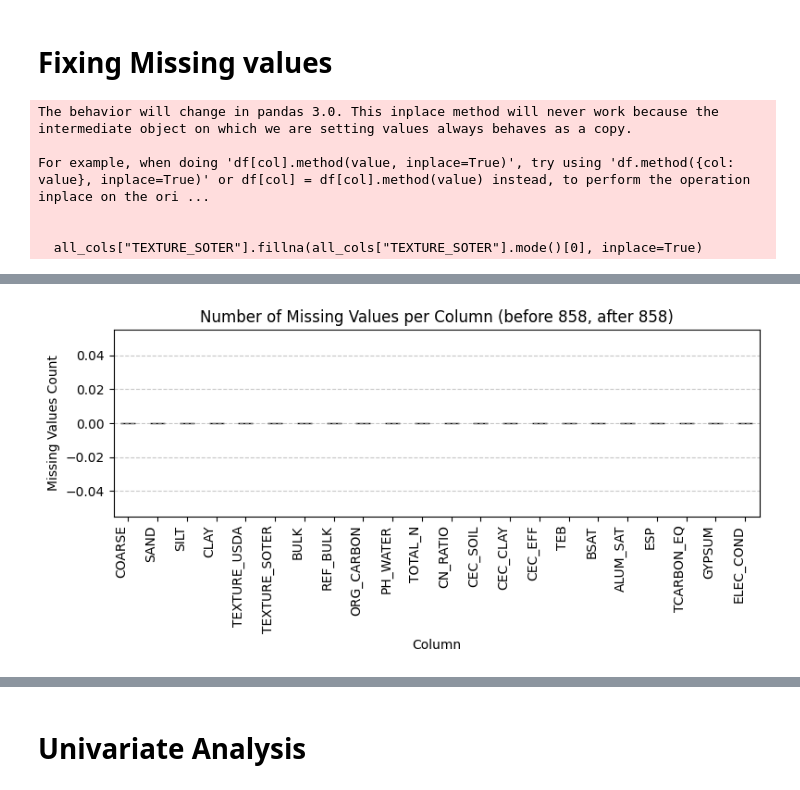
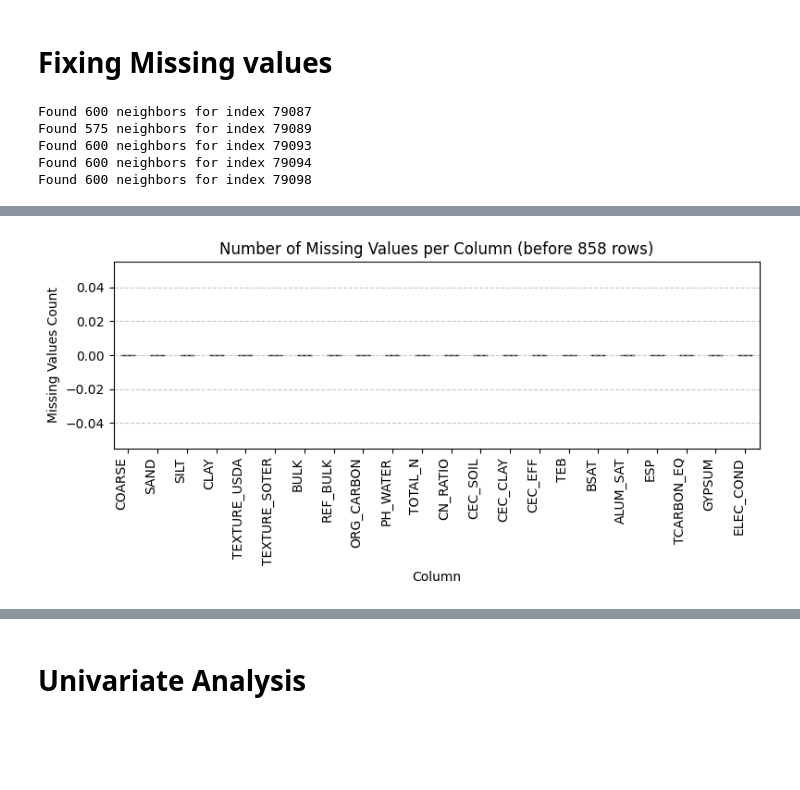
Before and after one commit to MohamedRamzi9/Data-Mining-Project, a Jupyter notebook: data_processing/soil.ipynb, the cells around one changed output, grey strips where cells are left out. Cells and saved outputs as stored; diff of their text form; code cells hidden in the pictures; blank space fills up the shorter version.

```diff
--- a/data_processing/soil.ipynb
+++ b/data_processing/soil.ipynb
@@ -116,13 +118,11 @@ dtype: object
 # %%
 
-def plot_missing_values(all_cols):
-    missing_values_percentage = all_cols.isnull().sum()
-    old_number_of_rows = all_cols.shape[0]
+def plot_missing_values(missing_values_count, number_of_rows):
+    # number_of_rows = all_cols.shape[0]
     plt.figure(figsize=(8,4))
-    missing_values_percentage.plot(kind='bar', color='salmon', edgecolor='black')
-    new_number_of_rows = all_cols.dropna().shape[0]
+    missing_values_count.plot(kind='bar', color='salmon', edgecolor='black')
 
-    plt.title(f"Number of Missing Values per Column (before {old_number_of_rows}, after {new_number_of_rows})")
+    plt.title(f"Number of Missing Values per Column (before {number_of_rows} rows)")
     plt.ylabel("Missing Values Count")
     plt.xlabel("Column")
     plt.xticks(rotation=90, ha='right')
@@ -130,5 +130,10 @@ def plot_missing_values(all_cols):
     plt.tight_layout()
     plt.show()
 
-plot_missing_values(all_cols)
+
+missing_values_count = all_cols.isnull().sum()
+plot_missing_values(missing_values_count, all_cols.shape[0])
+missing_values_rows = all_cols[all_cols.isnull().any(axis=1)]
+for row in missing_values_rows.itertuples():
+    print(row)
 # %% [output]
@@ -136,16 +158,52 @@ plot_missing_values(all_cols)
 # %% [markdown]
 # Fixing Missing values
 # %%
-numeric_cols = all_cols.select_dtypes(include=['number'])
-numeric_cols = numeric_cols.fillna(numeric_cols.median())
-all_cols.update(numeric_cols)
-all_cols["TEXTURE_SOTER"].fillna(all_cols["TEXTURE_SOTER"].mode()[0], inplace=True)
-numeric_cols = all_cols.select_dtypes(include=['number'])
-plot_missing_values(all_cols)
+def fix_missing_values(index, defualt_result_row):
+    radius = 0.1
+    missing_smu_id = smu_ids.loc[index]
+    lat_min = missing_smu_id["lat"] - radius
+    lat_max = missing_smu_id["lat"] + radius
+    lon_min = missing_smu_id["lon"] - radius
+    lon_max = missing_smu_id["lon"] + radius
+
+    neighbors_smu_ids = smu_ids[
+        (smu_ids["lat"] >= lat_min) & (smu_ids["lat"] <= lat_max) &
+        (smu_ids["lon"] >= lon_min) & (smu_ids["lon"] <= lon_max)
+    ]
+    print(f"Found {len(neighbors_smu_ids)} neighbors for index {index}")
+
+    neighbors_layers = layers[
+        layers["HWSD2_SMU_ID"].isin(neighbors_smu_ids["HWSD2_SMU_ID"]) &
+        (layers.index != index)  # exclude the row itself
+    ].drop(columns=["HWSD2_SMU_ID"])
+
+    if neighbors_layers.empty:
+        return default_result_row
+
+    numeric_cols = neighbors_layers.select_dtypes(include=['number']).mean().to_frame().T
+    string_cols = neighbors_layers.select_dtypes(include=['object']).mode().iloc[0].to_frame().T
+    result_row = pd.concat([numeric_cols, string_cols], axis=1)[neighbors_layers.columns]
+    return result_row
+
+missing_values_indices = missing_values_rows.index
+
+default_result_row = pd.DataFrame([ [np.nan]*len(all_cols.columns) ], columns=all_cols.columns)
+numeric_cols_names = all_cols.select_dtypes(include='number').columns
+string_cols_names = all_cols.select_dtypes(include='object').columns
+default_result_row[numeric_cols_names] = all_cols[numeric_cols_names].median()
+default_result_row[string_cols_names] = all_cols[string_cols_names].mode().iloc[0]
+# print(default_result_row)
+
+for i, index in enumerate(missing_values_indices):
+    result_row = fix_missing_values(index, default_result_row)
+    all_cols.loc[index] = result_row.iloc[0]
+print(all_cols.isnull().sum())
+
+missing_values_count = all_cols.isnull().sum()
+plot_missing_values(missing_values_count, all_cols.shape[0])
 # %% [output]
-The behavior will change in pandas 3.0. This inplace method will never work because the intermediate object on which we are setting values always behaves as a copy.
-
-For example, when doing 'df[col].method(value, inplace=True)', try using 'df.method({col: value}, inplace=True)' or df[col] = df[col].method(value) instead, to perform the operation inplace on the ori ...
-
-
-  all_cols["TEXTURE_SOTER"].fillna(all_cols["TEXTURE_SOTER"].mode()[0], inplace=True)
+Found 600 neighbors for index 79087
+Found 575 neighbors for index 79089
+Found 600 neighbors for index 79093
+Found 600 neighbors for index 79094
+Found 600 neighbors for index 79098
@@ -152 +227 @@ For example, when doing 'df[col].method(value, inplace=True)', try using 'df.met
-[figure, old version]
+[figure, new version]
```
Also changed, not shown: parts of 11 cells of this notebook, 7 other files.
